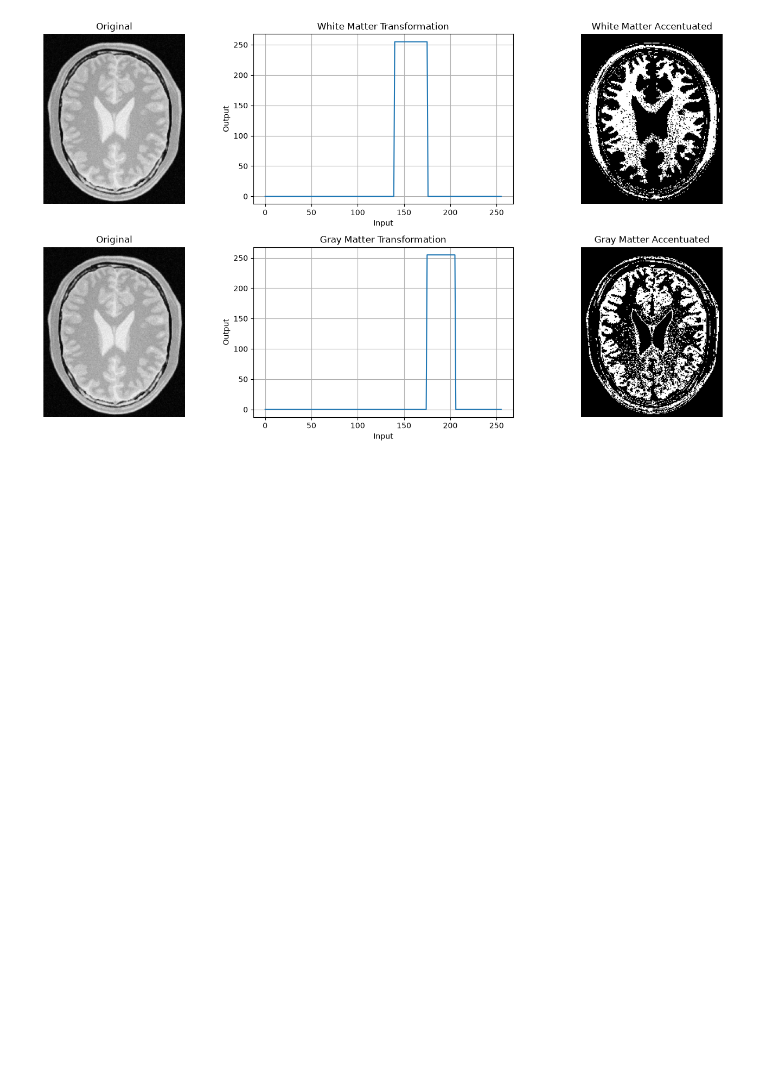
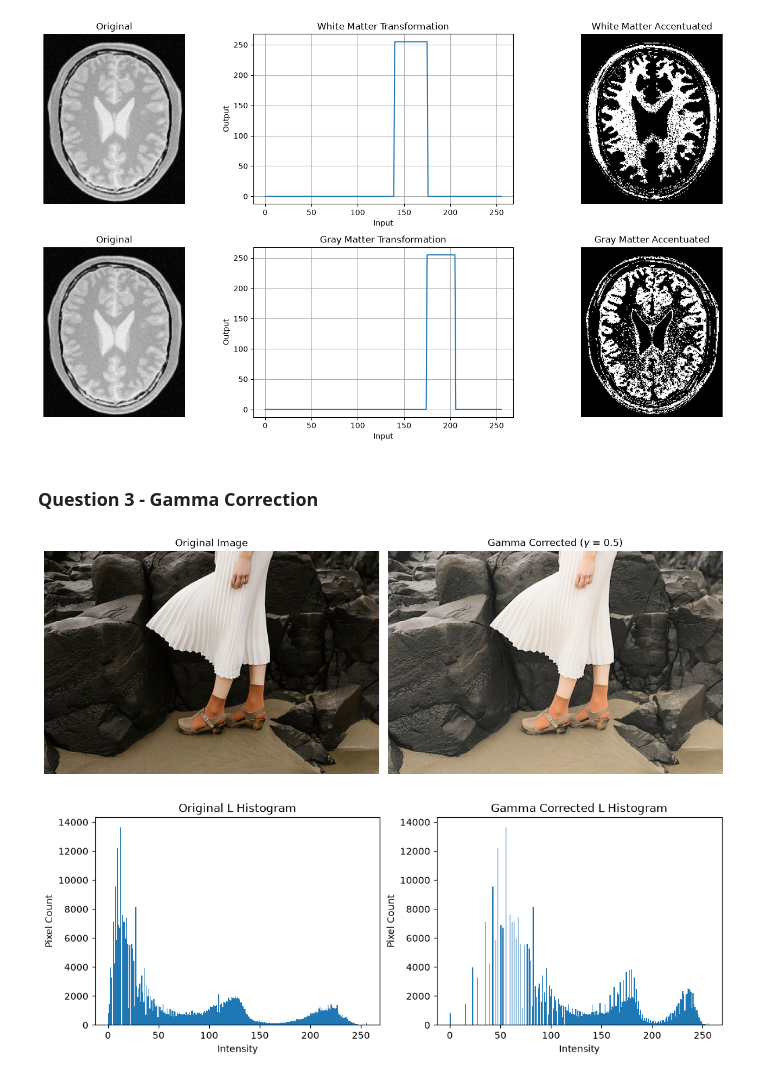
Before and after one commit to YohanBandara/Computer-Vision, a Jupyter notebook: CV assignment1/CV_Assignment1.ipynb, the cells around one changed output. Saved outputs shown, nothing was run; the diff lists cells and outputs as text; code cells hidden in the pictures; blank space fills up the shorter version.

```diff
--- a/CV assignment1/CV_Assignment1.ipynb
+++ b/CV assignment1/CV_Assignment1.ipynb
@@ -135,3 +135,47 @@ plt.tight_layout()
 plt.show()
 # %% [output]
 [figure]
+# %% [markdown]
+### Question 3 - Gamma Correction
+# %%
+im = cv.imread('images/fig3_gamma_correction.jpg')
+assert im is not None, "Image could not be loaded."
+
+lab = cv.cvtColor(im, cv.COLOR_BGR2LAB)
+L, a, b = cv.split(lab)
+
+
+gamma = 0.5
+L_normalized = L.astype(np.float32) / 255.0
+L_corrected = 255 * (L_normalized ** gamma)
+L_corrected = np.clip(L_corrected, 0, 255).astype(np.uint8)
+
+
+lab_corrected = cv.merge([L_corrected, a, b])
+corrected = cv.cvtColor(lab_corrected, cv.COLOR_LAB2BGR)
+
+
+fig, ax = plt.subplots(1, 2, figsize=(12,5))
+ax[0].imshow(cv.cvtColor(im, cv.COLOR_BGR2RGB));
+ax[0].set_title('Original Image');
+ax[0].axis('off')
+ax[1].imshow(cv.cvtColor(corrected, cv.COLOR_BGR2RGB));
+ax[1].set_title(f'Gamma Corrected ($\\gamma$ = {gamma})');
+ax[1].axis('off')
+plt.tight_layout()
+plt.show()
+
+
+fig, ax = plt.subplots(1, 2, figsize=(12,4))
+ax[0].hist(L.ravel(), bins=256, range=(0,256));
+ax[0].set_title('Original L Histogram');
+ax[0].set_xlabel('Intensity');
+ax[0].set_ylabel('Pixel Count')
+ax[1].hist(L_corrected.ravel(), bins=256, range=(0,256));
+ax[1].set_title('Gamma Corrected L Histogram');
+ax[1].set_xlabel('Intensity');
+ax[1].set_ylabel('Pixel Count')
+plt.show()
+# %% [output]
+[figure, added]
+[figure, added]
```
